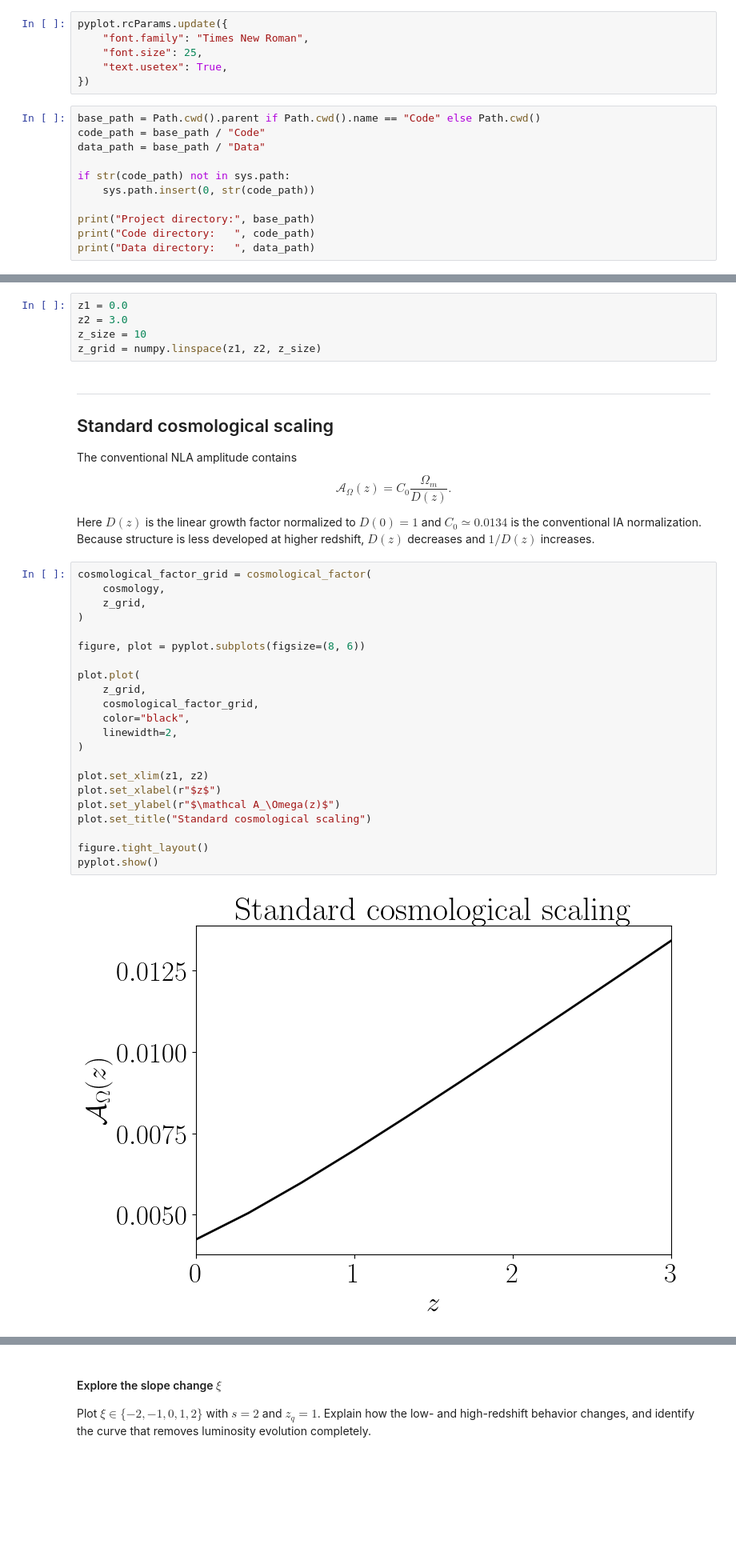
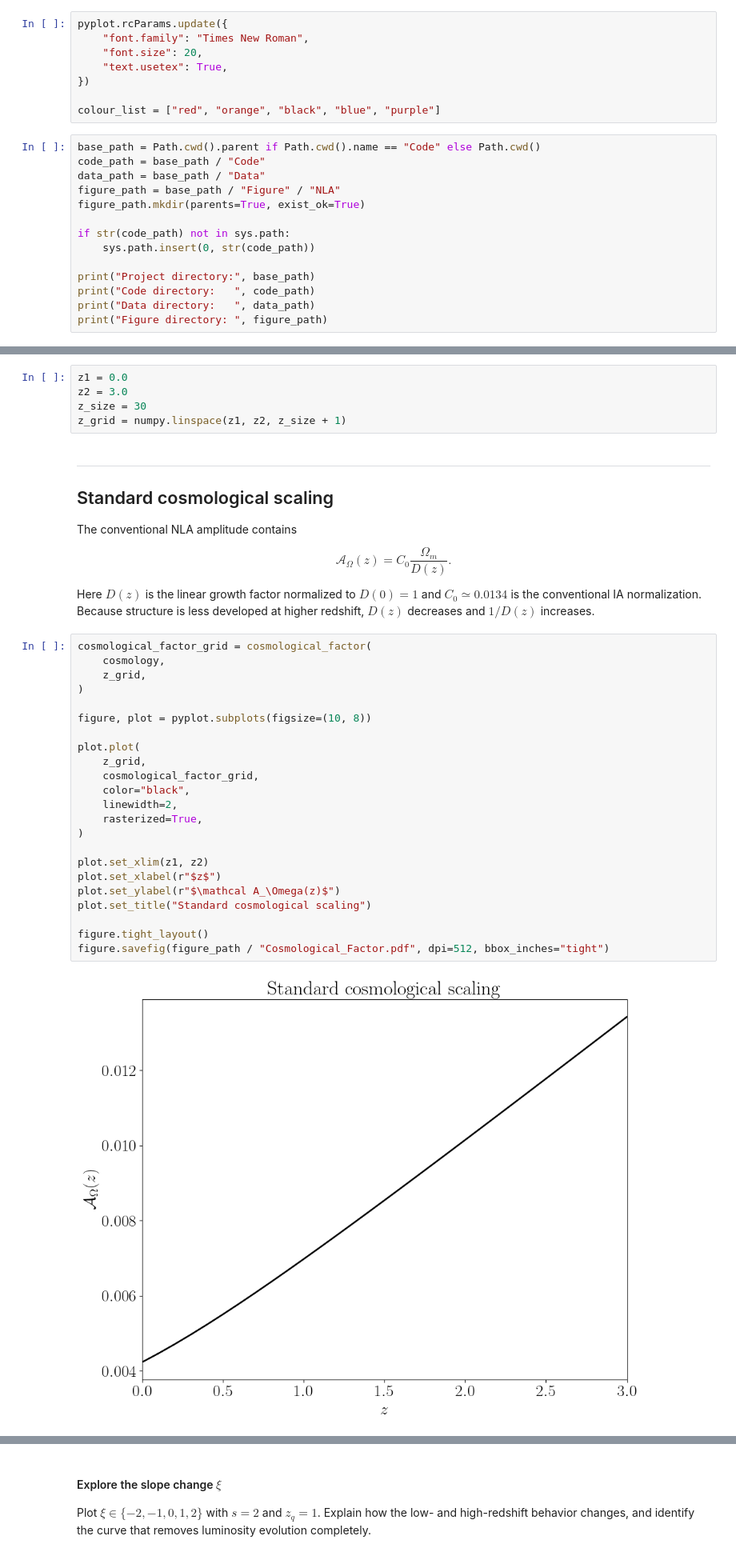
Before and after one commit to CosmoCloudZhang/IAFlowCloud, a Jupyter notebook: Code/NLA.ipynb, the cells around one changed output, grey strips where cells are left out. Shown at 80% size. Cells and saved outputs as stored; diff of their text form; blank space fills up the shorter version.

```diff
--- a/Code/NLA.ipynb
+++ b/Code/NLA.ipynb
@@ -179,13 +180,17 @@ from matplotlib import pyplot
 # %%
 pyplot.rcParams.update({
     "font.family": "Times New Roman",
-    "font.size": 25,
+    "font.size": 20,
     "text.usetex": True,
 })
+
+colour_list = ["red", "orange", "black", "blue", "purple"]
 # %%
 base_path = Path.cwd().parent if Path.cwd().name == "Code" else Path.cwd()
 code_path = base_path / "Code"
 data_path = base_path / "Data"
+figure_path = base_path / "Figure" / "NLA"
+figure_path.mkdir(parents=True, exist_ok=True)
 
 if str(code_path) not in sys.path:
     sys.path.insert(0, str(code_path))
@@ -193,6 +198,7 @@ if str(code_path) not in sys.path:
 print("Project directory:", base_path)
 print("Code directory:   ", code_path)
 print("Data directory:   ", data_path)
+print("Figure directory: ", figure_path)
 # %% [output]
 Project directory: /Users/s2227120/Downloads/IAFlowCloud
 Code directory:    /Users/s2227120/Downloads/IAFlowCloud/Code
@@ -249,8 +257,8 @@ cosmology = pyccl.cosmology.Cosmology(
 # %%
 z1 = 0.0
 z2 = 3.0
-z_size = 10
-z_grid = numpy.linspace(z1, z2, z_size)
+z_size = 30
+z_grid = numpy.linspace(z1, z2, z_size + 1)
 # %% [markdown]
 ---
 
@@ -272,27 +280,28 @@ developed at higher redshift, $D(z)$ decreases and $1/D(z)$ increases.
 # %%
 cosmological_factor_grid = cosmological_factor(
     cosmology,
     z_grid,
 )
 
-figure, plot = pyplot.subplots(figsize=(8, 6))
+figure, plot = pyplot.subplots(figsize=(10, 8))
 
 plot.plot(
     z_grid,
     cosmological_factor_grid,
     color="black",
     linewidth=2,
+    rasterized=True,
 )
 
 plot.set_xlim(z1, z2)
 plot.set_xlabel(r"$z$")
 plot.set_ylabel(r"$\mathcal A_\Omega(z)$")
 plot.set_title("Standard cosmological scaling")
 
 figure.tight_layout()
-pyplot.show()
+figure.savefig(figure_path / "Cosmological_Factor.pdf", dpi=512, bbox_inches="tight")
 # %% [output]
-[figure, old version]
+[figure, new version]
 # %% [markdown]
 ---
 
```
Also changed, not shown: parts of 27 cells of this notebook, 5 other files.
